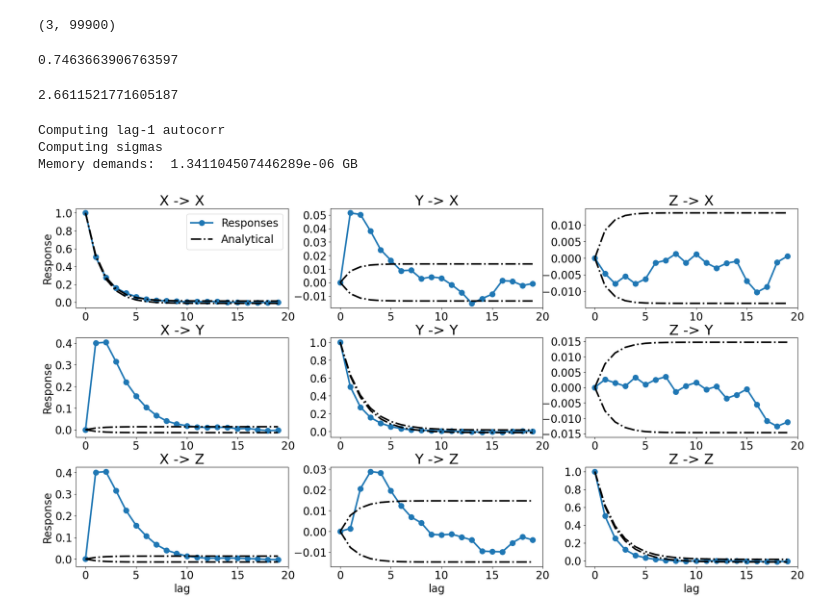
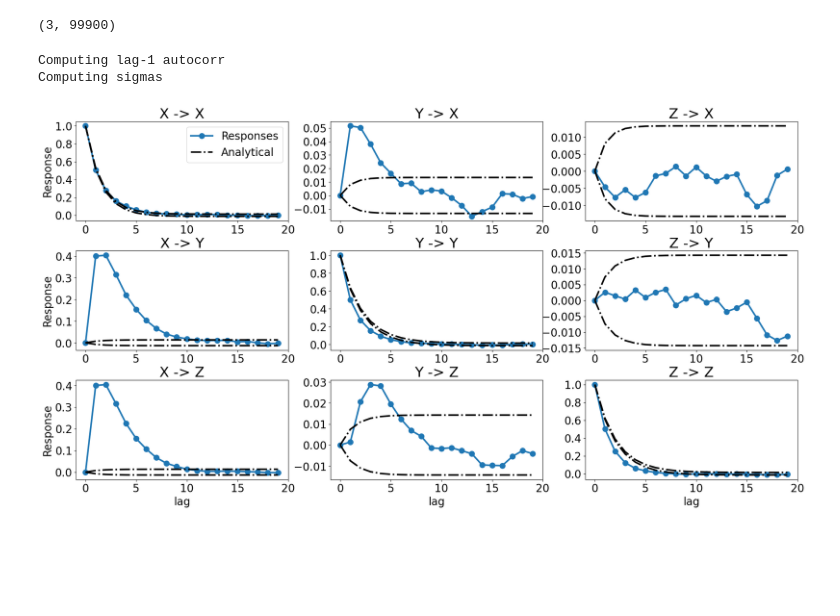
Before and after one commit to FabriFalasca/Linear-Response-and-Causal-Inference, a Jupyter notebook: synthetic/linear_response.ipynb, the cells around one changed output. Cells and saved outputs as stored; diff of their text form; code cells hidden in the pictures; blank space fills up the shorter version.

```diff
--- a/synthetic/linear_response.ipynb
+++ b/synthetic/linear_response.ipynb
@@ -475,11 +506,11 @@ def node_strength_significance(response_matrix,significance_right_tail,significa
     return strengths_j_k, strengths_j
 # %%
 true_response = np.load('./results/true_response.npy')
-response_matrix = np.load('./results/response_matrix.npy')
-analytical_0p999_quantile = np.load('./results/analytical_null_response_0p999_quantile.npy')
-analytical_0p001_quantile = np.load('./results/analytical_null_response_0p001_quantile.npy')
+response_matrix = np.load('./results/response_matrix_example.npy')
+analytical_plus_3_sigma = np.load('./results/analytical_plus_3sigma.npy')
+analytical_minus_3_sigma = np.load('./results/analytical_minus_3sigma.npy')
 # %%
-strengths_j_k, strengths_j = node_strength_significance(response_matrix,analytical_0p999_quantile,analytical_0p001_quantile)
+strengths_j_k, strengths_j = node_strength_significance(response_matrix,analytical_plus_3_sigma,analytical_minus_3_sigma)
 # %%
 strengths_j_k
 # %% [output]
@@ -526,25 +557,6 @@ x_t = np.load('./results/example_orbit_10_to_5.npy')
 np.shape(x_t)
 # %% [output]
 (3, 99900)
-# %%
-# Standardize the data
-x_t = utils_linear_response.remove_mean(x_t)
-x_t = utils_linear_response.standardize(x_t)
-
-# Time length
-n_time = np.shape(x_t)[1]
-# Number of time series
-n_ts = np.shape(x_t)[0]
-
-C_0 = np.dot(x_t,np.transpose(x_t))/(n_time)
-# %%
-np.linalg.det(C_0)
-# %% [output]
-0.7463663906763597
-# %%
-np.linalg.cond(C_0)
-# %% [output]
-2.6611521771605187
 # %%
 ### Parameters for Response
 
@@ -579,16 +591,14 @@ tau_max = 20
 # we compute covariances
 standardized = 'yes'
 
-q1 = 0.001
-q2 = 1 - q1
+s = 3
 
 # This correspondes to +/- 3 sigmas
 
-q001, q999 = utils_linear_response.compute_quantile_analytical_tau_discrete(x_t,phi,sigmas,tau_max,standardized='yes', q=[q1,q2])
+s_minus, s_plus = utils_linear_response.compute_quantile_analytical_tau_discrete(x_t,phi,sigmas,tau_max,s,standardized='yes')
 # %% [output]
 Computing lag-1 autocorr
 Computing sigmas
-Memory demands:  1.341104507446289e-06 GB
 # %%
 fig = plt.figure(figsize=(24,12))
 
@@ -605,9 +615,9 @@ for i in range(3):
 
         ax = plt.subplot(3, 3, subplot_idx)
 
-        plt.plot(response_matrix_example[:,i,j],'.-',label = 'Responses',linewidth = 3,markersize = 20)
-        plt.plot(q999[:,i,j],'-.',color = 'k',linewidth = 3,markersize = 20)
-        plt.plot(q001[:,i,j],'-.',label = 'Analytical',color = 'k',linewidth = 3,markersize = 20)
+        plt.plot(response_matrix[:,i,j],'.-',label = 'Responses',linewidth = 3,markersize = 20)
+        plt.plot(s_plus[:,i,j],'-.',color = 'k',linewidth = 3,markersize = 20)
+        plt.plot(s_minus[:,i,j],'-.',label = 'Analytical',color = 'k',linewidth = 3,markersize = 20)
 
         if i == 0 and j == 0:
             plt.legend(fontsize = 20)
@@ -627,31 +637,31 @@ for i in range(3):
         if i == 2 and j == 2:
             plt.title('Z -> Z',fontsize = title_fontsize)
 
         if i == 0 and j == 1:
             plt.title('Y -> X',fontsize = title_fontsize)
         if i == 0 and j == 2:
             plt.title('Z -> X',fontsize = title_fontsize)
 
         if i == 1 and j == 0:
             plt.title('X -> Y',fontsize = title_fontsize)
         if i == 1 and j == 2:
             plt.title('Z -> Y',fontsize = title_fontsize)
 
         if i == 2 and j == 0:
             plt.title('X -> Z',fontsize = title_fontsize)
         if i == 2 and j == 1:
             plt.title('Y -> Z',fontsize = title_fontsize)
 
         plt.xticks(fontsize = 20)
         plt.yticks(fontsize = 20)
         ax.set_xticks([0,5,10,15,20])
         ax.set_xticklabels(['0','5','10','15','20'])
 
         #plt.xlim([0,1])
         #plt.xlim([0.6,1.0])
 
         plt.subplots_adjust(wspace=0.2, hspace=0.3)
 
 #fig.savefig('./figures/reponse_ensemble_significance.eps',bbox_inches='tight')
 # %% [output]
-[figure, old version]
+[figure, new version]
```
Also changed, not shown: parts of 23 cells of this notebook, 9 other files.
